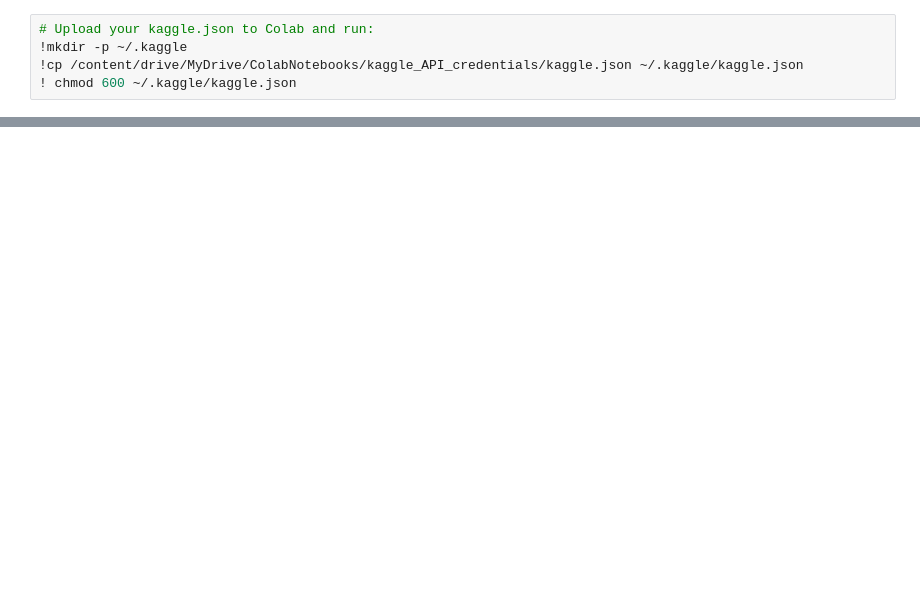
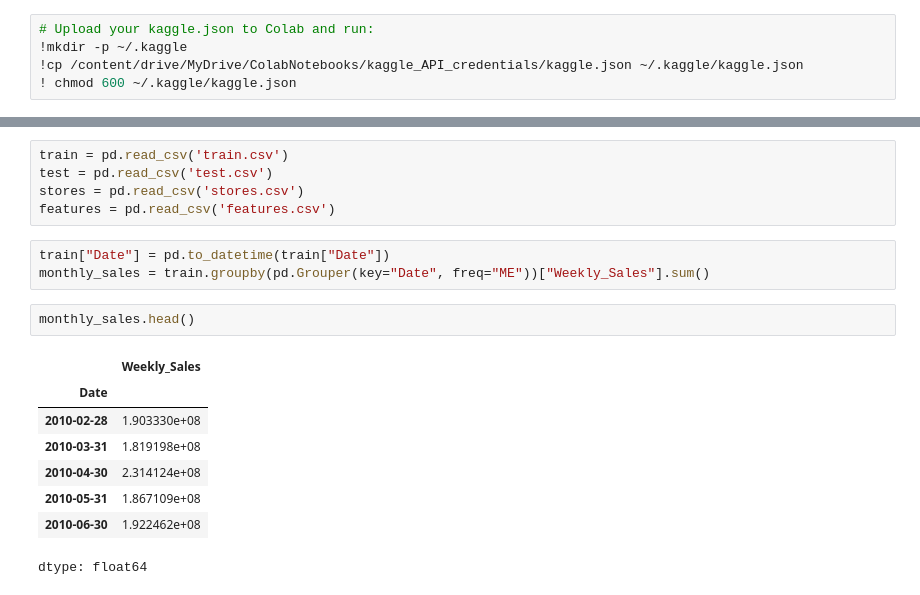
Before and after one commit to ekvirika/WalmartRecruiting, a Jupyter notebook: notebooks/model_experiment_arima.ipynb, the cells around one changed output, grey strips where cells are left out. Drawn from its saved outputs; the diff is of its cells as text; blank space fills up the shorter version.

```diff
--- a/notebooks/model_experiment_arima.ipynb
+++ b/notebooks/model_experiment_arima.ipynb
@@ -744,0 +114,19 @@ Validation set size: 85670
+# %%
+train = pd.read_csv('train.csv')
+test = pd.read_csv('test.csv')
+stores = pd.read_csv('stores.csv')
+features = pd.read_csv('features.csv')
+# %%
+train["Date"] = pd.to_datetime(train["Date"])
+monthly_sales = train.groupby(pd.Grouper(key="Date", freq="ME"))["Weekly_Sales"].sum()
+# %%
+monthly_sales.head()
+# %% [output]
+|  | Weekly_Sales |
+| Date |  |
+| 2010-02-28 | 1.903330e+08 |
+| 2010-03-31 | 1.819198e+08 |
+| 2010-04-30 | 2.314124e+08 |
+| 2010-05-31 | 1.867109e+08 |
+| 2010-06-30 | 1.922462e+08 |
+dtype: float64
```
Also changed, not shown: parts of 21 cells of this notebook.
